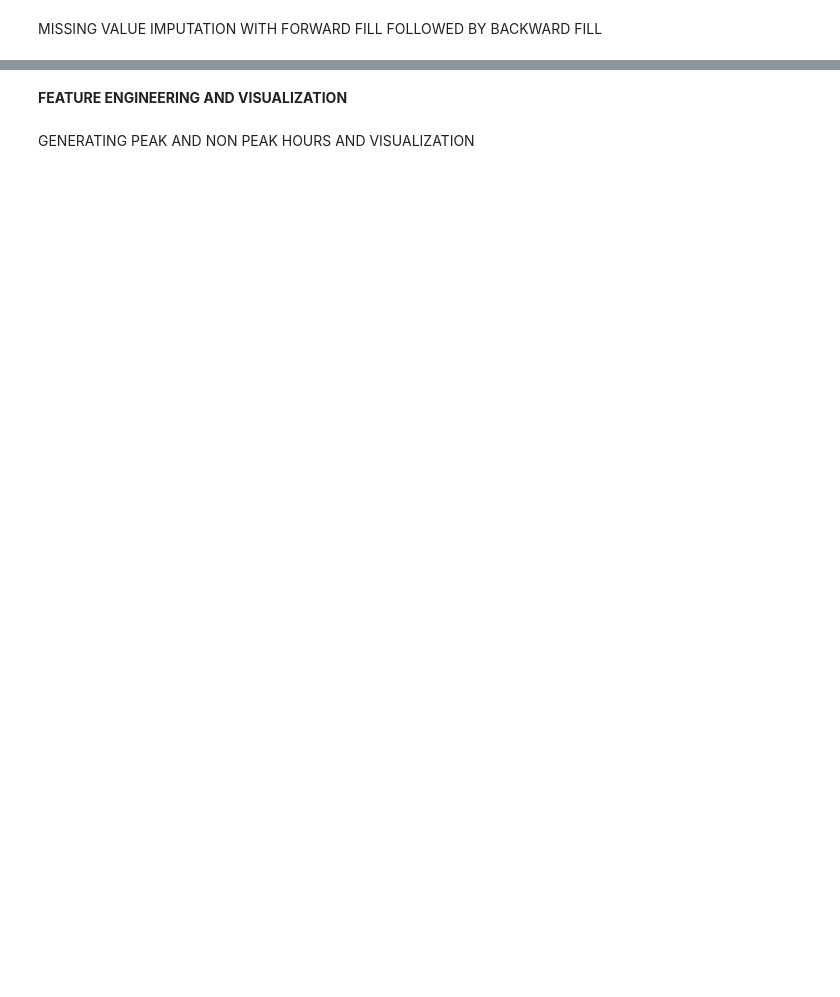
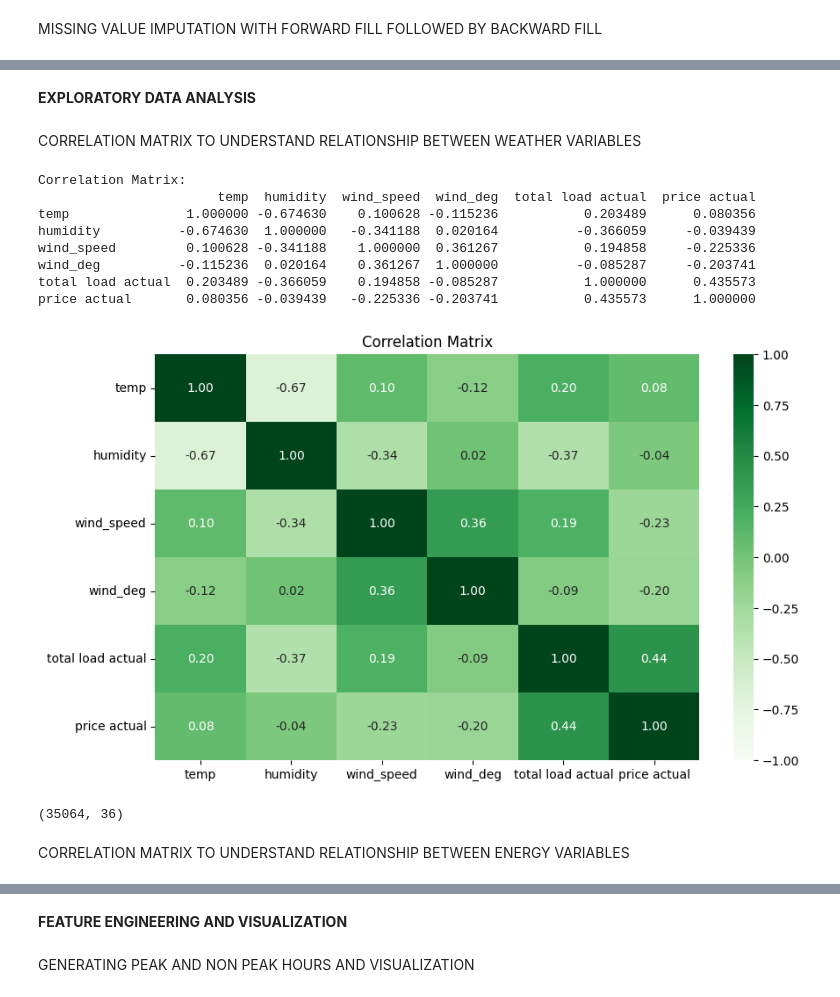
Before and after one commit to springboardmentor140/Electricity-Demand-Forecasting, a Jupyter notebook: Soumita Bhattacharjee/Springboard_Soumita.ipynb, the cells around one changed output, grey strips where cells are left out. Cells and saved outputs as stored; diff of their text form; code cells hidden in the pictures; blank space fills up the shorter version.

```diff
--- a/Soumita Bhattacharjee/Springboard_Soumita.ipynb
+++ b/Soumita Bhattacharjee/Springboard_Soumita.ipynb
@@ -232,0 +286,68 @@ plt.show()
+# %% [markdown]
+**EXPLORATORY DATA ANALYSIS**
+# %% [markdown]
+CORRELATION MATRIX TO UNDERSTAND RELATIONSHIP BETWEEN WEATHER VARIABLES
+# %%
+
+import seaborn as sns  # Import seaborn for better heatmap visualization
+import pandas as pd
+
+# Specify the columns to include
+columns_to_visualize = ['temp', 'humidity', 'pressure', 'wind_speed','wind_deg','snow_3h', 'rain_1h','rain_3h','clouds_all', 'total load actual', 'price actual']
+
+def print_correlation_matrix(df, columns):
+  """
+  Prints the correlation matrix for a subset of columns in a DataFrame.
+
+  Args:
+      df (pandas.DataFrame): The DataFrame containing the columns.
+      columns (list): A list of column names to include in the correlation matrix.
+  """
+
+  # Create a correlation matrix for the specified columns
+  correlation_matrix = df[columns].corr()
+
+  # Print the correlation matrix with clear formatting
+  print("Correlation Matrix:")
+  print(correlation_matrix.to_string())
+# Specify the columns to include
+columns_to_visualize = ['temp', 'humidity', 'wind_speed','wind_deg', 'total load actual', 'price actual']
+
+# Apply the function to DataFrame
+print_correlation_matrix(merged_df.copy(), columns_to_visualize)
+
+def visualize_correlation_matrix(df, columns):
+  """
+  Visualizes the correlation matrix for a subset of columns in a DataFrame with all values printed.
+
+  Args:
+      df (pandas.DataFrame): The DataFrame containing the columns.
+      columns (list): A list of column names to include in the correlation matrix.
+  """
+
+  # Create a correlation matrix for the specified columns
+  correlation_matrix = df[columns].corr()
+
+  # Create a heatmap using seaborn with all annotations
+  plt.figure(figsize=(10, 6))
+  sns.heatmap(correlation_matrix, annot=True, cmap='Greens', fmt='.2f',cbar='True',vmin=-1, vmax=1)  # Set value range for colormap
+  plt.title('Correlation Matrix')
+  plt.show()
+
+
+# Apply the function to DataFrame
+visualize_correlation_matrix(merged_df.copy(), columns_to_visualize)
+merged_df.shape
+# %% [output]
+Correlation Matrix:
+                       temp  humidity  wind_speed  wind_deg  total load actual  price actual
+temp               1.000000 -0.674630    0.100628 -0.115236           0.203489      0.080356
+humidity          -0.674630  1.000000   -0.341188  0.020164          -0.366059     -0.039439
+wind_speed         0.100628 -0.341188    1.000000  0.361267           0.194858     -0.225336
+wind_deg          -0.115236  0.020164    0.361267  1.000000          -0.085287     -0.203741
+total load actual  0.203489 -0.366059    0.194858 -0.085287           1.000000      0.435573
+price actual       0.080356 -0.039439   -0.225336 -0.203741           0.435573      1.000000
+[figure, added]
+(35064, 36)
+# %% [markdown]
+CORRELATION MATRIX TO UNDERSTAND RELATIONSHIP BETWEEN ENERGY VARIABLES
```
Also changed, not shown: parts of 64 cells of this notebook, 1 other file.
